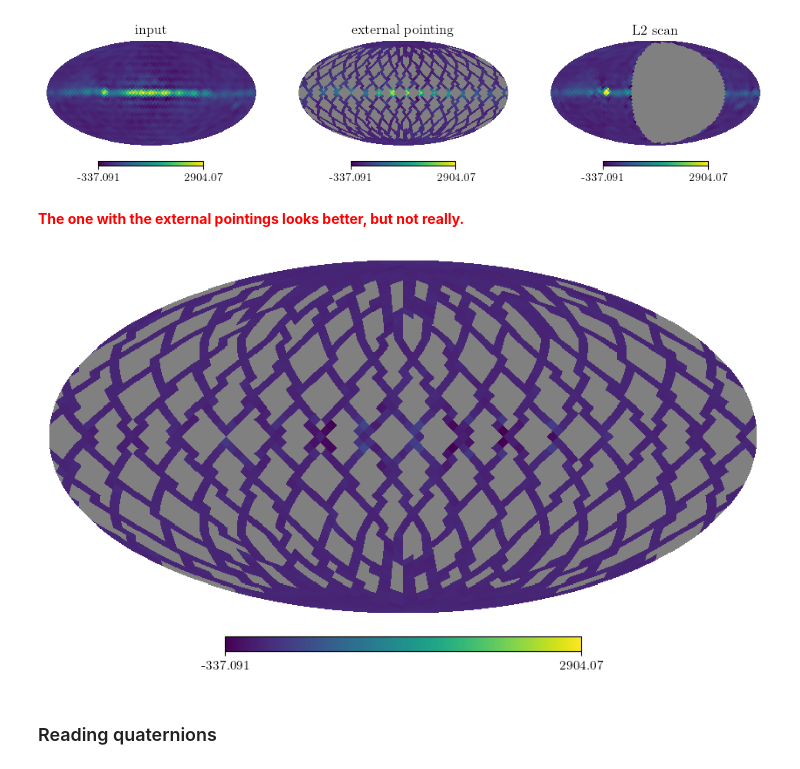
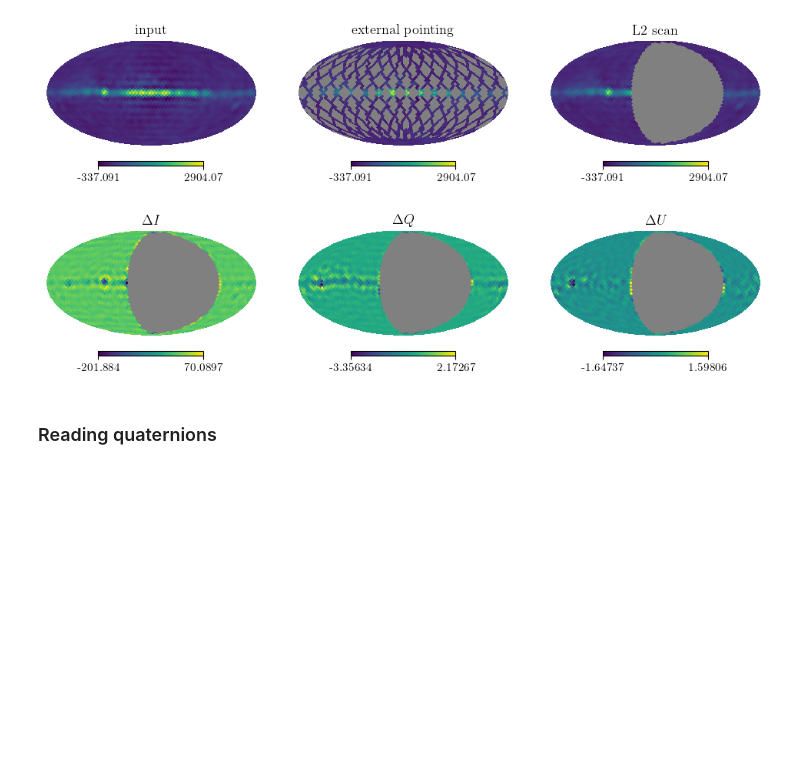
Before and after one commit to martamonelli/beamconv_again, a Jupyter notebook: notebooks/LiteBIRD-like.ipynb, the cells around one changed output. Cells and saved outputs as stored; diff of their text form; code cells hidden in the pictures; blank space fills up the shorter version.

```diff
--- a/notebooks/LiteBIRD-like.ipynb
+++ b/notebooks/LiteBIRD-like.ipynb
@@ -72,7 +72,7 @@ We specify the scanning strategy by directly providing the pointings.
 # %%
 ctime0 = 1510000000                   # initial time
 
-duration = 3600*24*5                  # mission duration in s (5 days)
+duration = 3600*24*7                  # mission duration in s (7 days)
 fsamp = 19.1                          # sampling frequency in Hz
 nsamp = int(duration*fsamp)           # number of samples
 
@@ -156,8 +155,19 @@ maps_16 = hp.alm2map(slm_16,nside=nside)
 Tmin = np.min(maps_16[0])
 Tmax = np.max(maps_16[0])
 
+ndet = 2
+
+azs = np.zeros((ndet,2))
+els = np.zeros((ndet,2))
+polangs = np.array([[0,90],[45,135]])
+
+# setting up the beam options
+beam_opts_polangs = dict(lmax=lmax,
+                 btype='Gaussian',
+                 fwhm=fwhm_arcmin)
+
 S_ptg = ScanStrategy(duration=duration, sample_rate=fsamp, external_pointing=True)
-S_ptg.add_to_focal_plane(single_beam, combine=False)
+S_ptg.input_focal_plane(azs, els, polangs, combine=True, scatter=False, **beam_opts_polangs)
 S_ptg.allocate_maps(nside=nside)
 S_ptg.scan_instrument_mpi(slm_16, save_tod=True, ctime_func=ctime_test,
                           q_bore_func=q_bore_test, ctime_kwargs=dict(), q_bore_kwargs=dict())
@@ -166,11 +176,11 @@ out_maps_ptg, cond, proj = S_ptg.solve_for_map(return_proj = True)
 del(S_ptg, cond, proj)
 
 S_L2 = ScanStrategy(duration=duration, sample_rate=fsamp, ctime0=ctime0)
-S_L2.add_to_focal_plane(single_beam, combine=False)
+S_L2.input_focal_plane(azs, els, polangs, combine=True, scatter=False, **beam_opts_polangs)
 S_L2.allocate_maps(nside=nside)
 S_L2.scan_instrument_mpi(slm_16, save_tod=True, use_l2_scan=True,
                          ctime_kwargs=dict(), q_bore_kwargs=dict())
 
-out_maps_L2, cond, proj = S_L2.solve_for_map(return_proj = True)
-del(S_L2, cond, proj)
+out_maps_L2, cond_L2, proj = S_L2.solve_for_map(return_proj = True)
+del(S_L2, proj)
 # %% [output]
@@ -194,13 +211,19 @@ hp.mollview(out_maps_L2[0], title=r'L2 scan', hold=True, min=Tmin, max=Tmax)
 plt.show()
 # %% [output]
 [figure]
-# %% [markdown]
-<b style="color:red;">The one with the external pointings looks better, but not really.</b>
-# %%
-subtracted = np.where(out_maps_ptg[0]==hp.UNSEEN, hp.UNSEEN, out_maps_ptg[0]-smoothed_maps[0])
-hp.mollview(subtracted, min=Tmin, max=Tmax, title=r'')
-# %% [output]
-[figure, removed]
+# %%
+subtracted = np.where(out_maps_L2==hp.UNSEEN, hp.UNSEEN, out_maps_L2-smoothed_maps)
+
+fig, (ax1, ax2, ax3) = plt.subplots(ncols=3, figsize=(12, 5))
+plt.axes(ax1)
+hp.mollview(subtracted[0], title=r'$\Delta I$', hold=True)
+plt.axes(ax2)
+hp.mollview(subtracted[1], title=r'$\Delta Q$', hold=True)
+plt.axes(ax3)
+hp.mollview(subtracted[2], title=r'$\Delta U$', hold=True)
+plt.show()
+# %% [output]
+[figure, added]
 # %% [markdown]
 ### Reading quaternions
 # %%
```
Also changed, not shown: parts of 14 cells of this notebook, 1 other file.
